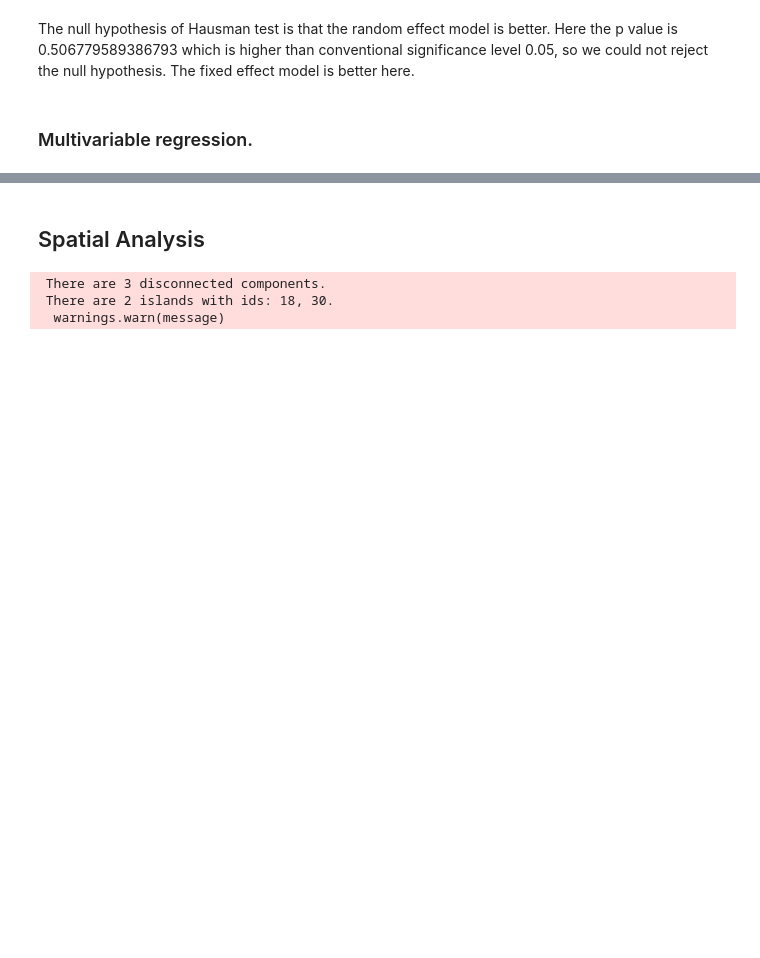
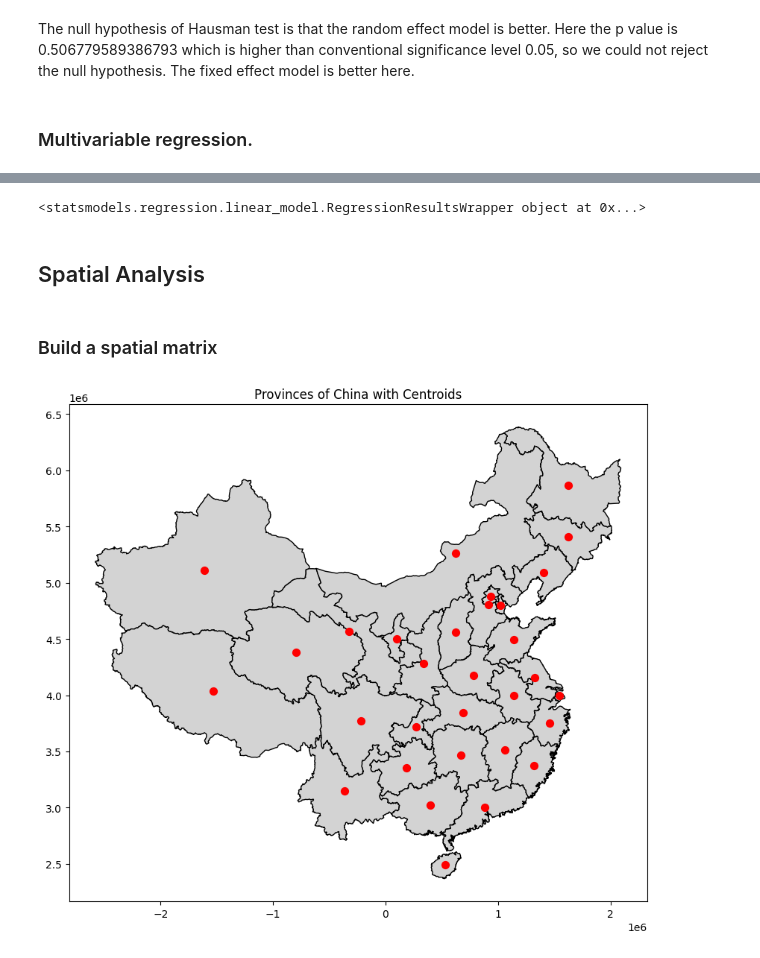
Before and after one commit to KaylaBai/Dissertation, a Jupyter notebook: Dissertation.ipynb, the cells around one changed output, grey strips where cells are left out. Drawn from its saved outputs; the diff is of its cells as text; code cells hidden in the pictures; blank space fills up the shorter version.

```diff
--- a/Dissertation.ipynb
+++ b/Dissertation.ipynb
@@ -222,6 +255,3 @@ growth_rate.head()
 | Hebei | NaN | 19.814955 | 15.612893 | 14.471015 | 21.008663 | 16.845362 | 7.794311 | 17.617545 | 18.780133 | 7.915940 | 5.122305 | ... |
 | Shanxi | NaN | 22.481869 | 16.687643 | 15.546404 | 25.924983 | 21.689467 | -1.043888 | 24.571884 | 22.355372 | 7.239499 | 2.602905 | ... |
 | Inner Mongolia | NaN | 23.195445 | 19.755982 | 18.108806 | 24.150608 | 20.815189 | 13.805588 | 15.423271 | 15.344090 | 10.699823 | 8.808894 | ... |
-# %%
-growth_rate = grp_data.pct_change(axis=1) * 100
-growth_rate.head()
@@ -249,13 +271,10 @@ plt.show()
 # %% [markdown]
 ### GRP per capita
 # %%
-# Step 1: Read the CSV file into a DataFrame
-grppc_data = pd.read_csv("https://raw.githubusercontent.com/KaylaBai/Dissertation/main/Data/grp_pc.csv", index_col=0, header=0)
+#Read the CSV file into a DataFrame
+df_GRPpc = pd.read_csv("https://raw.githubusercontent.com/KaylaBai/Dissertation/main/Data/grp_pc.csv", index_col=0, header=0).iloc[:, ::-1]
 
-# Step 2: Reverse the order of columns
-grppc_data = grppc_data.iloc[:, ::-1]
-
-grppc_data.head()
+df_GRPpc.head()
 # %% [output]
 |  | 2003 | 2004 | 2005 | 2006 | 2007 | 2008 | 2009 | 2010 | 2011 | 2012 | 2013 | ... |
 | Region |  |  |  |  |  |  |  |  |  |  |  | ... |
@@ -266,15 +285,15 @@ grppc_data.head()
 | Inner Mongolia | 10015 | 12315 | 14695 | 17275 | 21334 | 25620 | 28982 | 33262 | 38276 | 42441 | 46320 | ... |
 # %%
 
-# Step 2: Create a new DataFrame 'growth_rate' to store the calculated growth rates
-pc_growth_rate = pd.DataFrame(index=grppc_data.index, columns=grppc_data.columns)
+#Create a new DataFrame 'GRPpc_growth' to store the calculated growth rates
+GRPpc_growth = pd.DataFrame(index=df_GRPpc.index, columns=df_GRPpc.columns)
 
-# Step 3: Calculate the growth rate for each province and year combination
-pc_growth_rate = grppc_data.pct_change(axis=1) * 100
-pc_growth_rate.head()
+#Calculate the growth rate for each province and year combination
+GRPpc_growth = df_GRPpc.pct_change(axis=1) * 100
+GRPpc_growth.head()
 
-# Display the 'growth_rate' DataFrame
-pc_growth_rate.head()
+# Display the 'GRPpc_growth' DataFrame
+GRPpc_growth.head()
 # %% [output]
 |  | 2003 | 2004 | 2005 | 2006 | 2007 | 2008 | 2009 | 2010 | 2011 | 2012 | 2013 | ... |
 | Region |  |  |  |  |  |  |  |  |  |  |  | ... |
@@ -284,10 +303,10 @@ pc_growth_rate.head()
 | Shanxi | NaN | 21.715476 | 15.977175 | 14.866749 | 25.228441 | 21.046631 | -1.544692 | 21.658854 | 20.051899 | 7.630838 | 2.994158 | ... |
 | Inner Mongolia | NaN | 22.965552 | 19.326025 | 17.556992 | 23.496382 | 20.089997 | 13.122560 | 14.767787 | 15.074259 | 10.881492 | 9.139747 | ... |
 # %%
-# Step 4: Draw line plots for each province using Seaborn
+#Draw line plots for each province using Seaborn
 plt.figure(figsize=(12, 6))
-sns.set_palette("Set1", n_colors=len(pc_growth_rate))
-sns.lineplot(data=pc_growth_rate.T)
+sns.set_palette("Set1", n_colors=len(GRPpc_growth))
+sns.lineplot(data=GRPpc_growth.T)
 plt.legend(title='Province', bbox_to_anchor=(1.05, 1), loc='upper left')
 plt.title('GRP Per Capita Growth Rate of Provinces in China (2003-2022)')
 plt.xlabel('Year')
@@ -987,10 +960,20 @@ log_INN        0.3127     0.0324     9.6521     0.0000      0.2490      0.3764
+# %%
+print(pooled_model)
+# %% [output]
+<statsmodels.regression.linear_model.RegressionResultsWrapper object at 0x...>
 # %% [markdown]
 ## Spatial Analysis
-# %%
-
-# Create a spatial weight matrix based on Queen contiguity
-wq = weights.Queen.from_dataframe(boundaries)
-# %% [output]
- There are 3 disconnected components.
- There are 2 islands with ids: 18, 30.
-  warnings.warn(message)
+# %% [markdown]
+### Build a spatial matrix
+# %%
+# Calculate centroids of polygons
+bd['centroid'] = bd['geometry'].centroid
+
+# Plot boundaries and centroids
+fig, ax = plt.subplots(figsize=(10, 10))
+bd.plot(ax=ax, color='lightgray', edgecolor='black')
+bd['centroid'].plot(ax=ax, color='red', marker='o', markersize=50)
+plt.title('Provinces of China with Centroids')
+plt.show()
+# %% [output]
+[figure, added]
```
Also changed, not shown: parts of 43 cells of this notebook.
